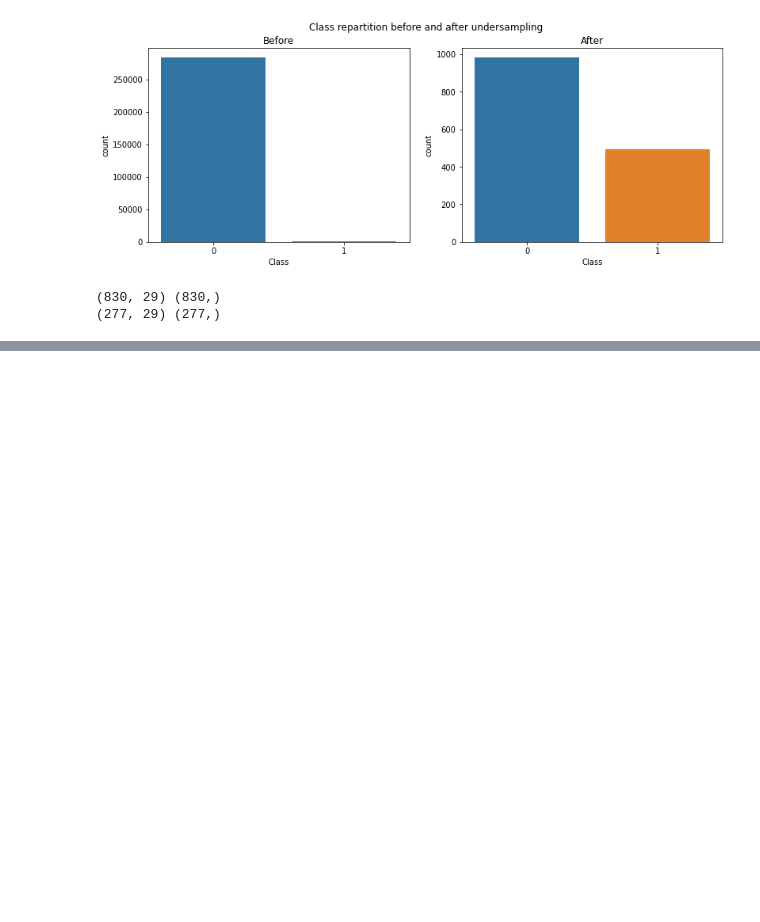
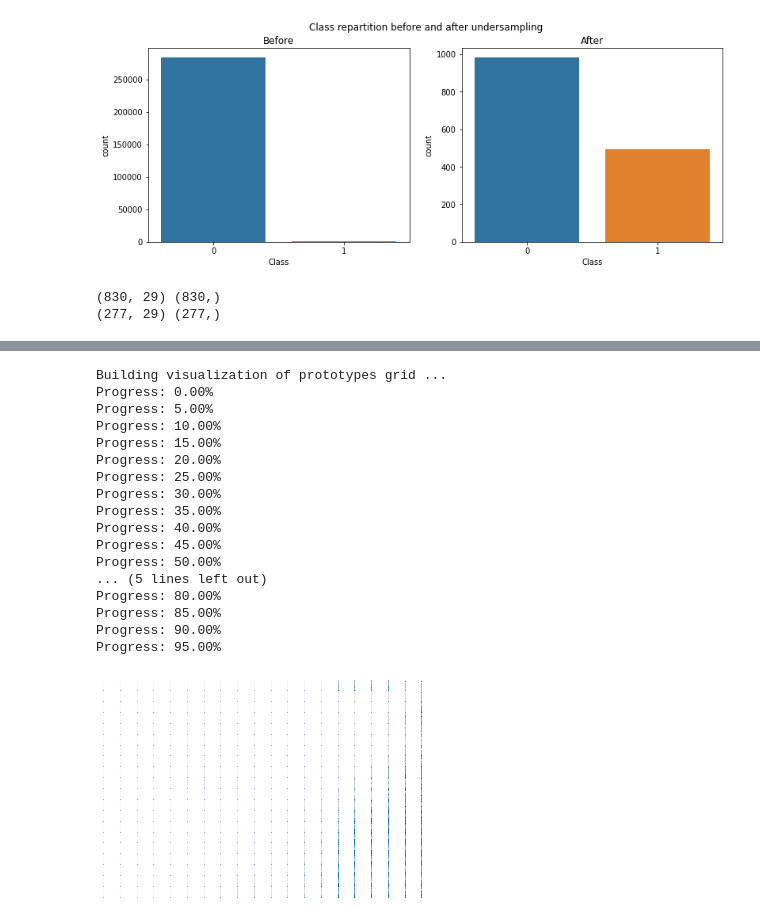
Before and after one commit to alu0101224084/TID-group4, a Jupyter notebook: Proyecto/Pracita_SOM.ipynb, the cells around one changed output, grey strips where cells are left out. Cells and saved outputs as stored; diff of their text form; code cells hidden in the pictures; blank space fills up the shorter version.

```diff
--- a/Proyecto/Pracita_SOM.ipynb
+++ b/Proyecto/Pracita_SOM.ipynb
@@ -5,7 +5,7 @@ import numpy as np
 import matplotlib.pyplot as plt
 import matplotlib.gridspec as gridspec
 %matplotlib inline
-dataset = pd.read_csv("creditcard.csv")
+dataset = pd.read_csv("../../creditcard.csv")
 print(dataset)
 # %% [output]
             Time         V1         V2        V3        V4        V5  \
@@ -96,0 +154,38 @@ print(input_valid.shape, target_valid.shape)
+# %%
+def plot_prototypes_grid(grid_height, grid_width, weight):
+    """
+    Visualization prototypes of SOM grid
+    """
+    print("Building visualization of prototypes grid ...")
+    grid = gridspec.GridSpec(grid_height, grid_width)
+    grid.update(wspace=0, hspace=0)
+    for row_id in range(grid_height):
+        print("Progress: {:.2%}".format(row_id / grid_height))
+        for col_id in range(grid_width):
+            index = row_id * grid_width + col_id
+            sample = weight[:,index]
+            _ = plt.subplot(grid[index])
+            _ = plt.imshow(sample.reshape((29, 1)), cmap='PuBu')
+            _ = plt.axis('off')
+    plt.show()
+
+plot_prototypes_grid(grid_height, grid_width, sofm.weight)
+# %% [output]
+Building visualization of prototypes grid ...
+Progress: 0.00%
+Progress: 5.00%
+Progress: 10.00%
+Progress: 15.00%
+Progress: 20.00%
+Progress: 25.00%
+Progress: 30.00%
+Progress: 35.00%
+Progress: 40.00%
+Progress: 45.00%
+Progress: 50.00%
+... (5 lines left out)
+Progress: 80.00%
+Progress: 85.00%
+Progress: 90.00%
+Progress: 95.00%
+[figure, added]
```
Also changed, not shown: parts of 6 cells of this notebook.
